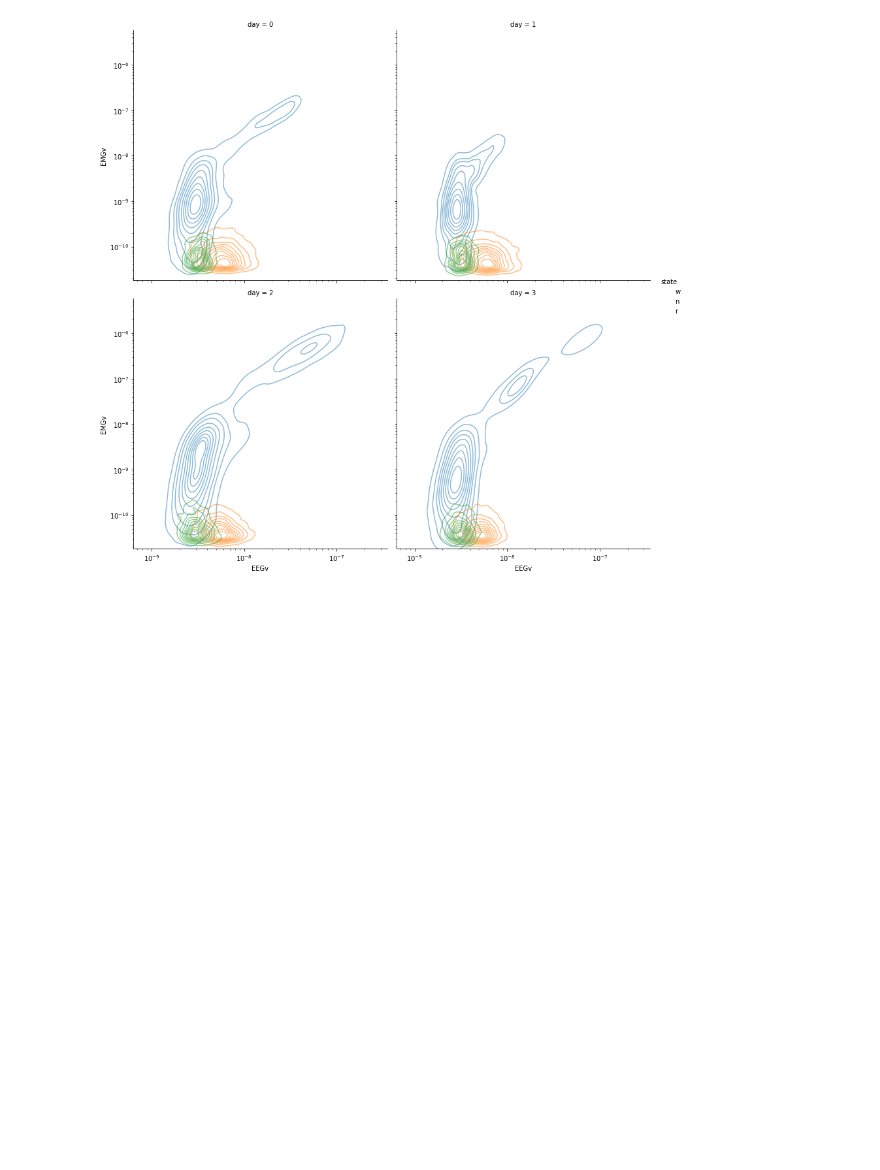
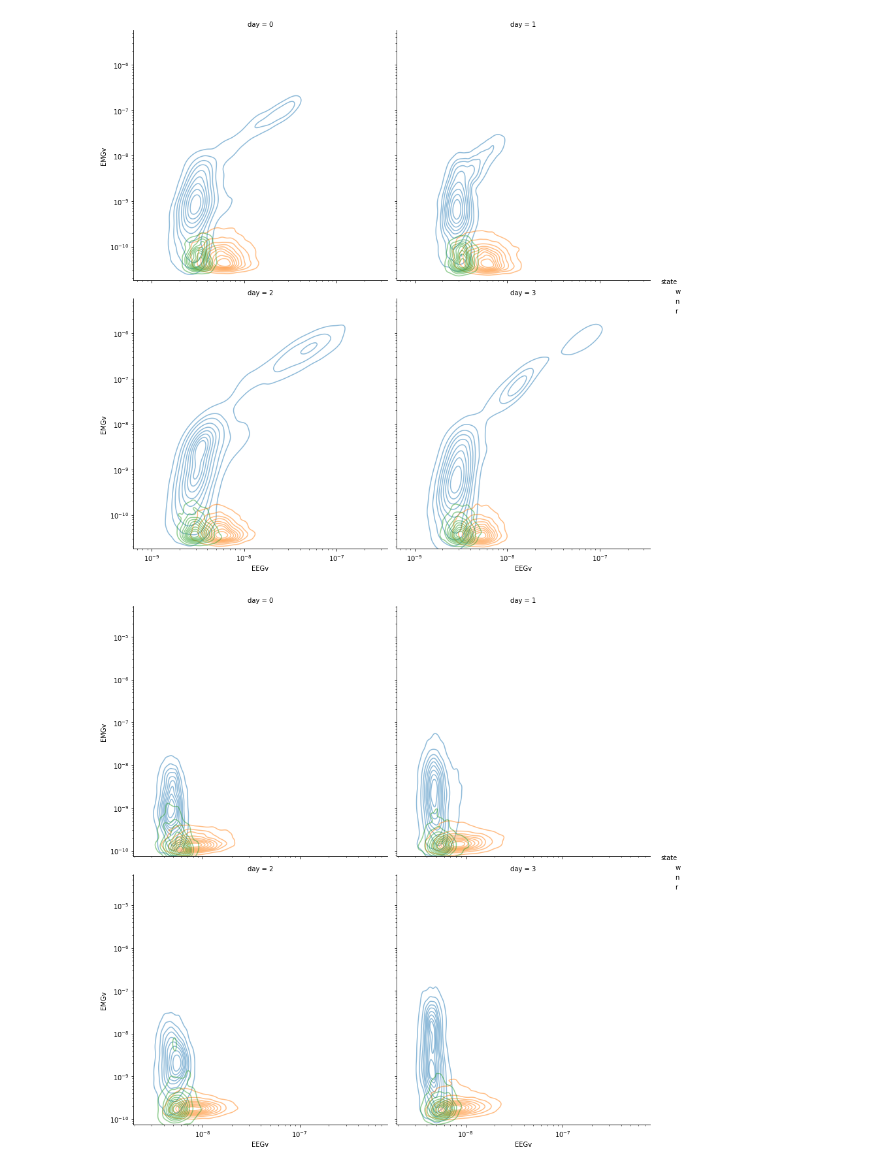
Before and after one commit to epfl-ML/project2-code, a Jupyter notebook: data_analysis.ipynb, the cells around one changed output. Drawn from its saved outputs; the diff is of its cells as text; code cells hidden in the pictures; blank space fills up the shorter version.

Commit message:
Merge several mouse data for density analysis

```diff
--- a/data_analysis.ipynb
+++ b/data_analysis.ipynb
@@ -9,4 +9,0 @@ DATA_FILE = '10101.csv'
-# %%
-file = DATA_FOLDER + DATA_FILE
-df = pd.read_csv(file)
-df
@@ -27 +10,6 @@ df
+# %%
+file1 = DATA_FOLDER + DATA_FILE1
+file2 = DATA_FOLDER + DATA_FILE2
+df1 = pd.read_csv(file1)
+df2 = pd.read_csv(file2)
 # %%
@@ -36,16 +24,22 @@ r     3663
 5       17
 Name: rawState, dtype: int64
 # %%
-df1 = df.copy()
+df1_1 = df1.copy()
+df2_1 = df2.copy()
 
 def to_hours(tick):
     return tick / 900.0
 
-df1['hours'] = df1.index.map(to_hours)
-df1['hours']
+df1_1['hours'] = df1_1.index.map(to_hours)
+df1_1["day"] = df1_1.index // 21600
+
+df2_1['hours'] = df2_1.index.map(to_hours)
+df2_1["day"] = df2_1.index // 21600
 
 mapping = {}
 
-df1['cstate'] = df1['state'].replace(mapping)
-df1['cstate'].value_counts()
+df1_1['cstate'] = df1_1['state'].replace(mapping)
+
+df2_1['cstate'] = df2_1['state'].replace(mapping)
+df2_1['cstate'].value_counts()
 # %% [output]
@@ -101,13 +93,21 @@ scatter(data=df1)
 # %% [output]
 [figure]
 # %%
-def density(data, state="state"):
-    g = sns.FacetGrid(data, col="day", hue=state, col_wrap=2, height=6)
+def density(file, state="state"):
+    df = pd.read_csv(file)
+
+    df['hours'] = df1_1.index.map(to_hours)
+    df["day"] = df1_1.index // 21600
+
+    g = sns.FacetGrid(df, col="day", hue=state, col_wrap=2, height=6)
     g.map(sns.kdeplot, "EEGv", "EMGv", fill=False, log_scale=True, alpha=.50).add_legend()
-    #g.set(xscale="log", yscale="log")
 
     plt.show()
 
-density(data=df1)
+density(data=df1_1)
 # %% [output]
 [figure]
+# %%
+density(data=df2_1)
+# %% [output]
+[figure, added]
```
Also changed, not shown: parts of 10 cells of this notebook.
